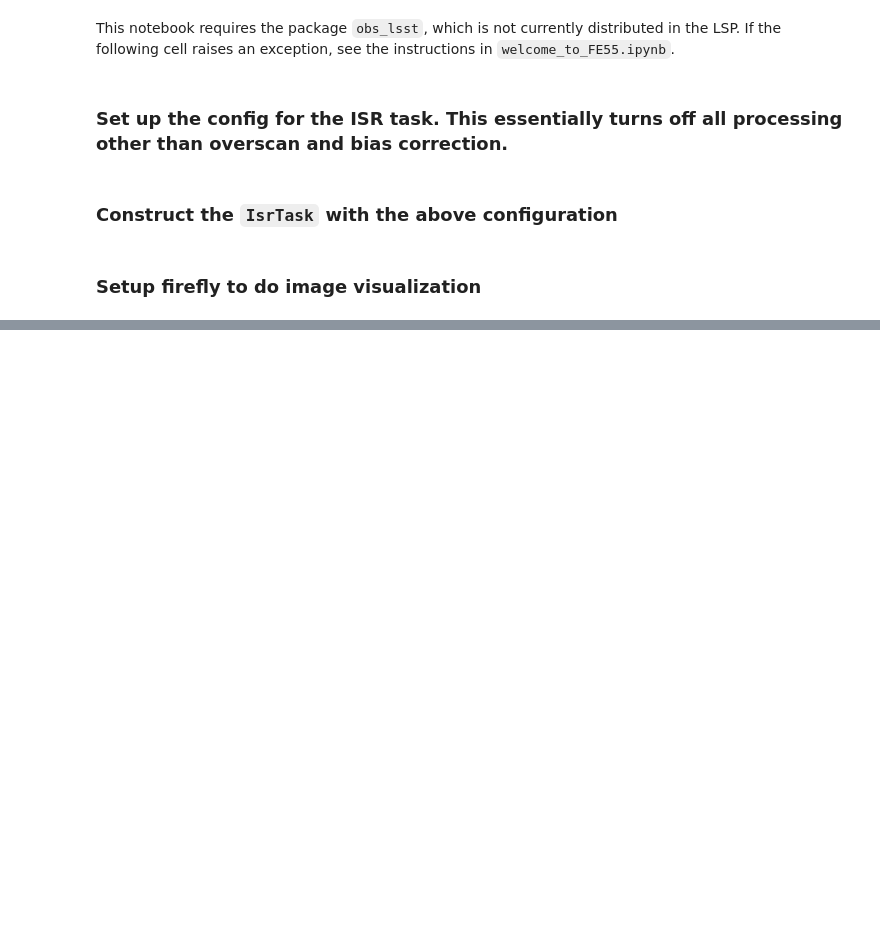
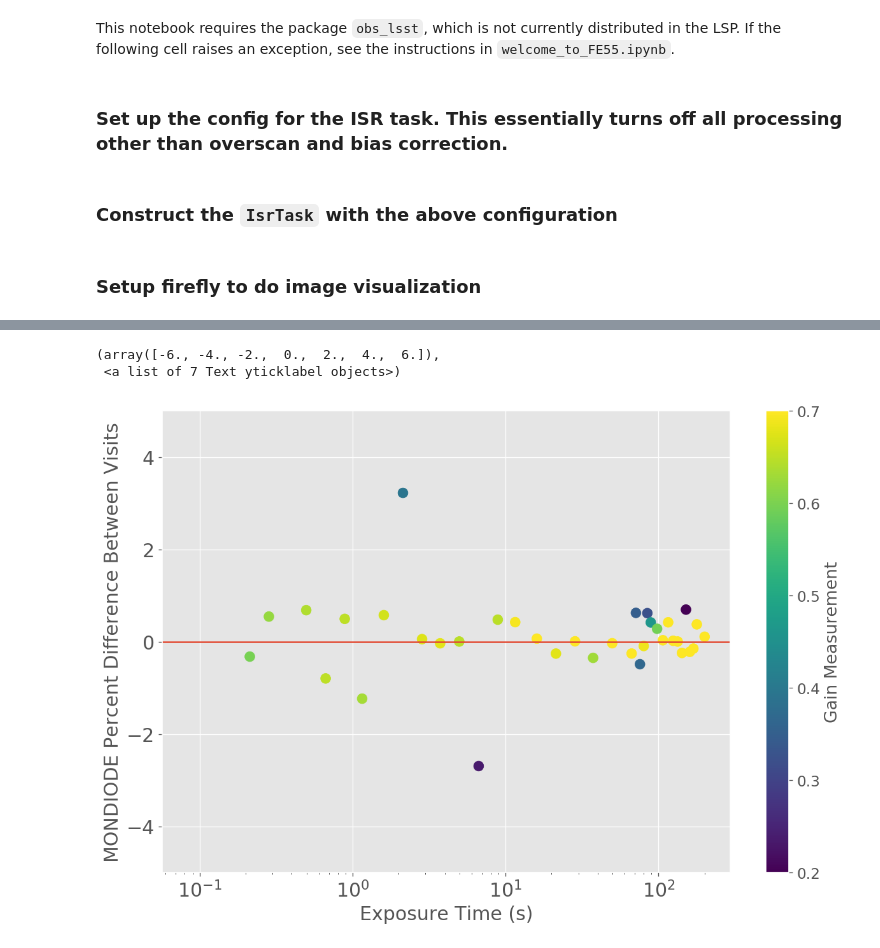
Before and after one commit to lsst/bootcamp-work, a Jupyter notebook: isr_exploration/ptc_exploration.ipynb, the cells around one changed output, grey strips where cells are left out. Cells and saved outputs as stored; diff of their text form; code cells hidden in the pictures; blank space fills up the shorter version.

```diff
--- a/isr_exploration/ptc_exploration.ipynb
+++ b/isr_exploration/ptc_exploration.ipynb
@@ -117,0 +205,19 @@ plt.ylim(0, 1)
+# %%
+fig = plt.figure(figsize=(12, 8))
+plt.scatter(t, 100.*(np.abs(x) - np.abs(y))/((np.abs(x) + np.abs(y))/2),
+            c=g, vmin=0.2, vmax=0.7, s=88)
+#plt.ylim(0, 1)
+plt.xlabel('Exposure Time (s)', size=18)
+plt.ylabel('MONDIODE Percent Difference Between Visits', size=18)
+plt.xscale('log')
+plt.axhline(0.0, 0.0, 1000.)
+cbar = plt.colorbar()
+cbar.set_label('Gain Measurement', size=16)
+cbar.ax.tick_params(labelsize=14)
+plt.ylim(-5, 5)
+plt.xticks(size=18)
+plt.yticks(size=18)
+# %% [output]
+(array([-6., -4., -2.,  0.,  2.,  4.,  6.]),
+ <a list of 7 Text yticklabel objects>)
+[figure, added]
```
Also changed, not shown: parts of 23 cells of this notebook.
